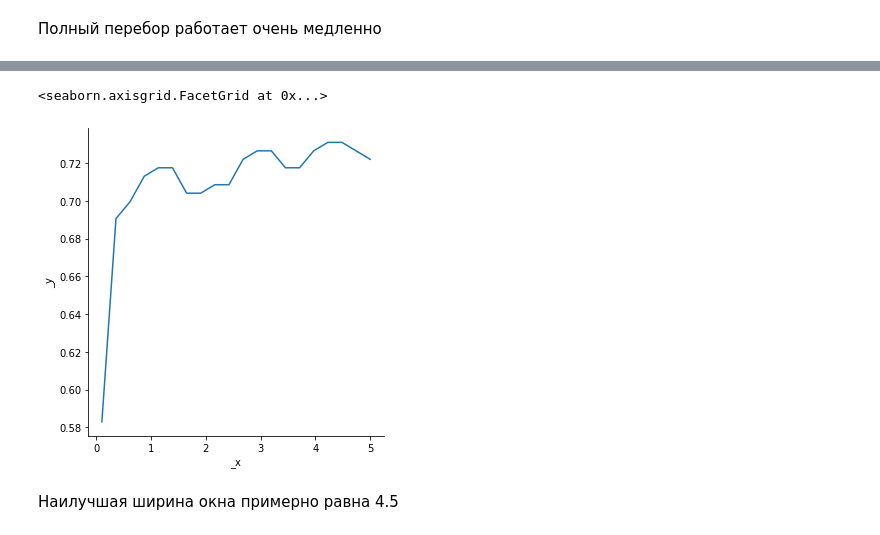
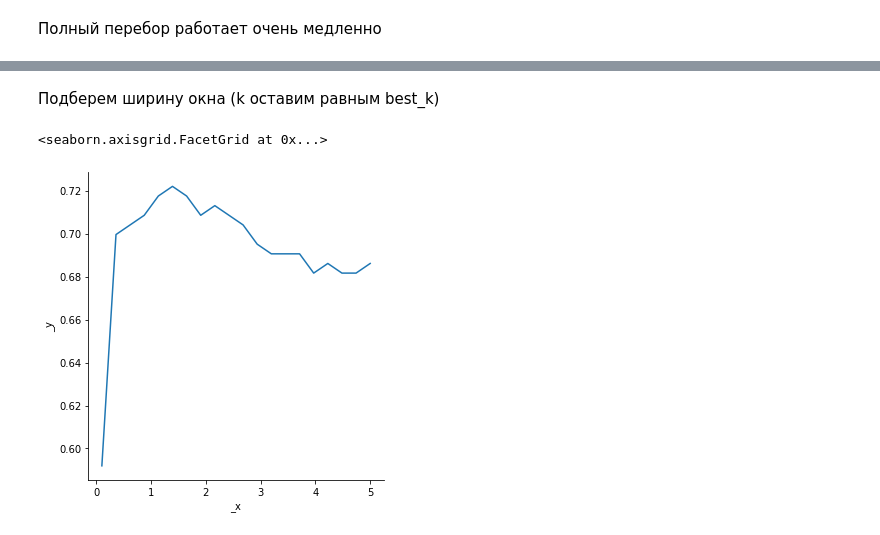
Before and after one commit to shehamane/kurilib-ml, a Jupyter notebook: metric methods.ipynb, the cells around one changed output, grey strips where cells are left out. Drawn from its saved outputs; the diff is of its cells as text; code cells hidden in the pictures.

```diff
--- a/metric methods.ipynb
+++ b/metric methods.ipynb
@@ -115,13 +119,13 @@ sns.relplot(x=list(range(1, 10)), y=accuracies, kind='line')
-# %%
-accuracies = []
-for h in np.linspace(0.1, 5, num=20):
-    kNN = kNearestNeighbors(k=k, X = X_train, y=y_train, metric='euclidian',
-                               choice_method='weighted', window_width=h, search_method='exhaustive')
-    y_pred = kNN.predict(X_test)
-    accuracies.append(Accuracy.get_accuracy(y_pred, y_test.to_numpy()))
-sns.relplot(x=np.linspace(0.1, 5, num=20), y=accuracies, kind='line')
-# %% [output]
-<seaborn.axisgrid.FacetGrid at 0x...>
-[figure, removed]
-# %% [markdown]
-Наилучшая ширина окна примерно равна 4.5
+# %% [markdown]
+Подберем ширину окна (k оставим равным best_k)
+# %%
+accuracies = []
+for h in np.linspace(0.1, 5, num=20):
+    kNN = kNearestNeighbors(k=best_k, X = X_train, y=y_train, metric='euclidian',
+                               choice_method='weighted', window_width=h, search_method='exhaustive')
+    y_pred = kNN.predict(X_test)
+    accuracies.append(Accuracy.get_accuracy(y_pred, y_test.to_numpy()))
+sns.relplot(x=np.linspace(0.1, 5, num=20), y=accuracies, kind='line')
+# %% [output]
+<seaborn.axisgrid.FacetGrid at 0x...>
+[figure, added]
```
Also changed, not shown: parts of 13 cells of this notebook, 2 other files.
